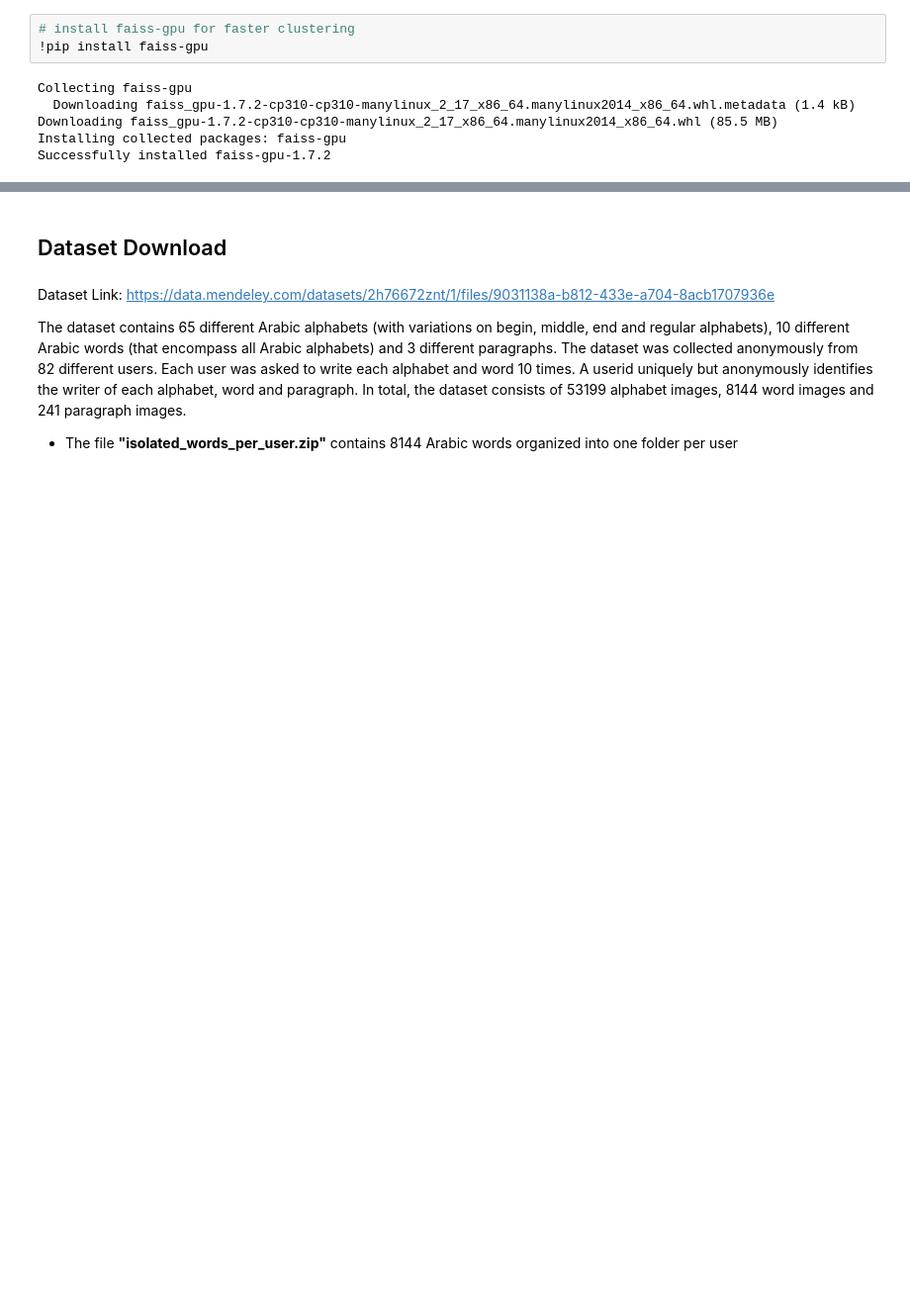
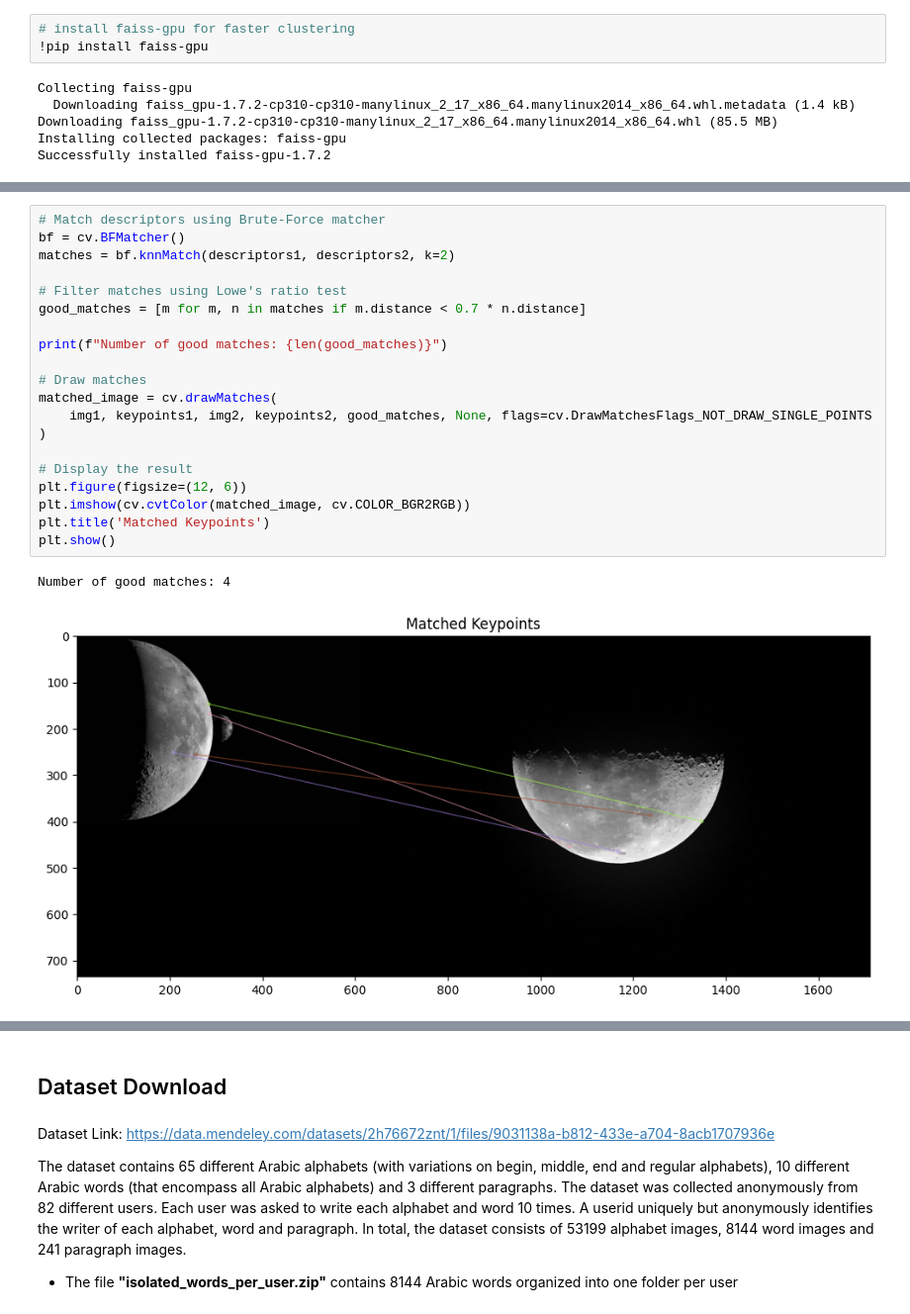
Before and after one commit to Mohammed-Abed-Alkareem/Arabic-Handwriting-Identification-Local-Feature-Extraction, a Jupyter notebook: AssignmentFiles/1210708_file.ipynb, the cells around one changed output, grey strips where cells are left out. Shown at 99% size. Drawn from its saved outputs; the diff is of its cells as text; blank space fills up the shorter version.

```diff
--- a/AssignmentFiles/1210708_file.ipynb
+++ b/AssignmentFiles/1210708_file.ipynb
@@ -14,0 +47,23 @@ Successfully installed faiss-gpu-1.7.2
+# %%
+# Match descriptors using Brute-Force matcher
+bf = cv.BFMatcher()
+matches = bf.knnMatch(descriptors1, descriptors2, k=2)
+
+# Filter matches using Lowe's ratio test
+good_matches = [m for m, n in matches if m.distance < 0.7 * n.distance]
+
+print(f"Number of good matches: {len(good_matches)}")
+
+# Draw matches
+matched_image = cv.drawMatches(
+    img1, keypoints1, img2, keypoints2, good_matches, None, flags=cv.DrawMatchesFlags_NOT_DRAW_SINGLE_POINTS
+)
+
+# Display the result
+plt.figure(figsize=(12, 6))
+plt.imshow(cv.cvtColor(matched_image, cv.COLOR_BGR2RGB))
+plt.title('Matched Keypoints')
+plt.show()
+# %% [output]
+Number of good matches: 4
+[figure, added]
```
Also changed, not shown: parts of 43 cells of this notebook, 14 other files.
